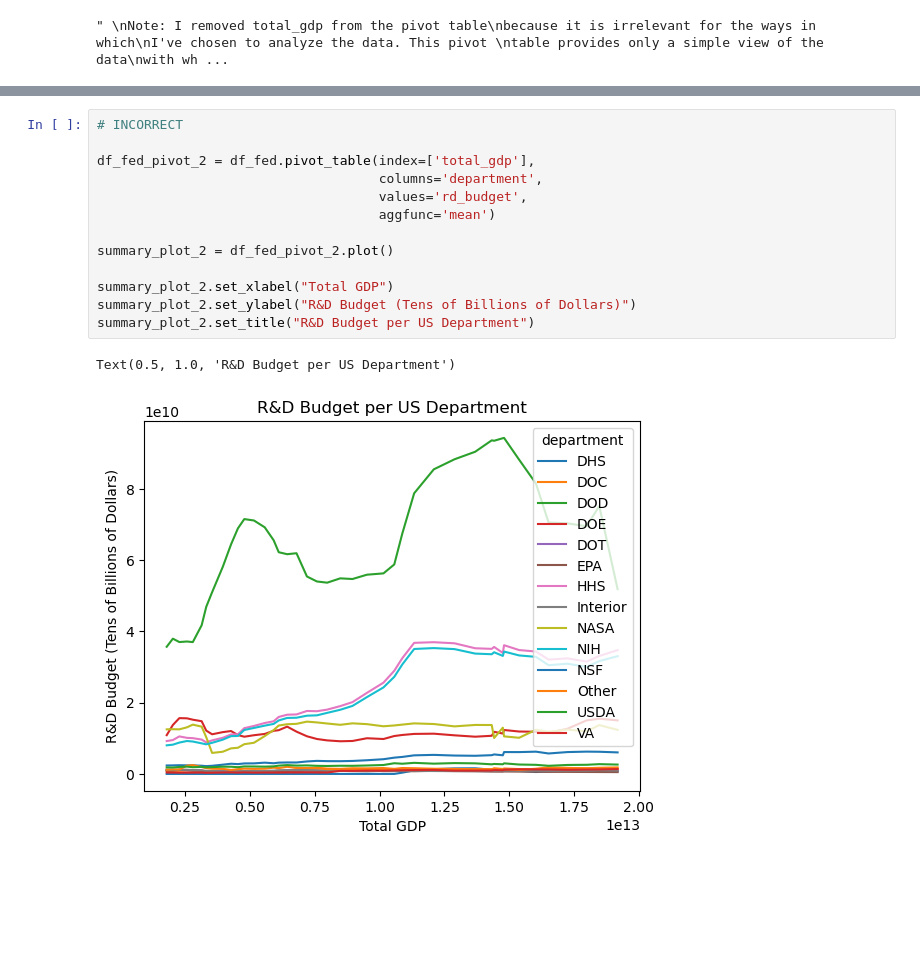
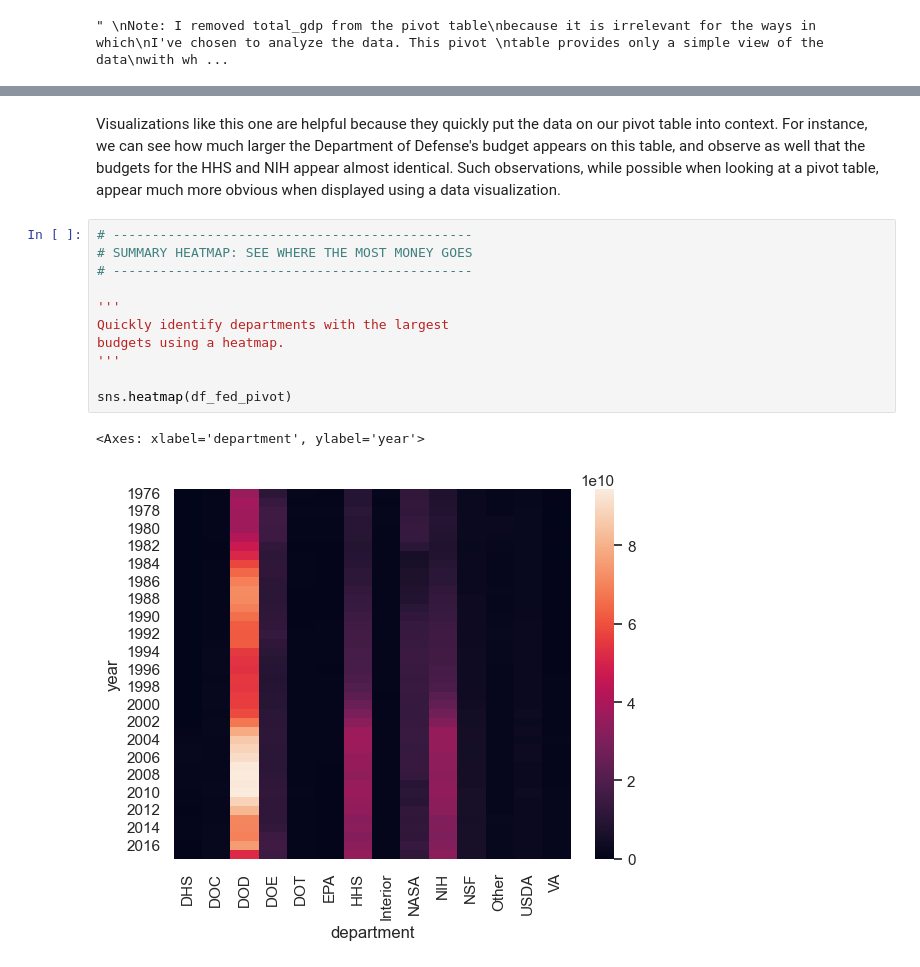
Before and after one commit to cozette-brown/BROWN-Data-Science-Portfolio, a Jupyter notebook: TidyData-Project/federal_r&d_data_cleaning_and_visualization.ipynb, the cells around one changed output, grey strips where cells are left out. Saved outputs shown, nothing was run; the diff lists cells and outputs as text; blank space fills up the shorter version.

```diff
--- a/TidyData-Project/federal_r&d_data_cleaning_and_visualization.ipynb
+++ b/TidyData-Project/federal_r&d_data_cleaning_and_visualization.ipynb
@@ -238,16 +293,16 @@ Text(0.5, 1.0, 'R&D Budget per US Department')
-# %%
-# INCORRECT
-
-df_fed_pivot_2 = df_fed.pivot_table(index=['total_gdp'],
-                                    columns='department',
-                                    values='rd_budget',
-                                    aggfunc='mean')
-
-summary_plot_2 = df_fed_pivot_2.plot()
-
-summary_plot_2.set_xlabel("Total GDP")
-summary_plot_2.set_ylabel("R&D Budget (Tens of Billions of Dollars)")
-summary_plot_2.set_title("R&D Budget per US Department")
-# %% [output]
-Text(0.5, 1.0, 'R&D Budget per US Department')
-[figure, removed]
+# %% [markdown]
+Visualizations like this one are helpful because they quickly put the data on our pivot table into context. For instance, we can see how much larger the Department of Defense's budget appears on this table, and observe as well that the budgets for the HHS and NIH appear almost identical. Such observations, while possible when looking at a pivot table, appear much more obvious when displayed using a data visualization.
+# %%
+# ----------------------------------------------
+# SUMMARY HEATMAP: SEE WHERE THE MOST MONEY GOES
+# ----------------------------------------------
+
+'''
+Quickly identify departments with the largest
+budgets using a heatmap.
+'''
+
+sns.heatmap(df_fed_pivot)
+# %% [output]
+<Axes: xlabel='department', ylabel='year'>
+[figure, added]
```
Also changed, not shown: parts of 23 cells of this notebook.
